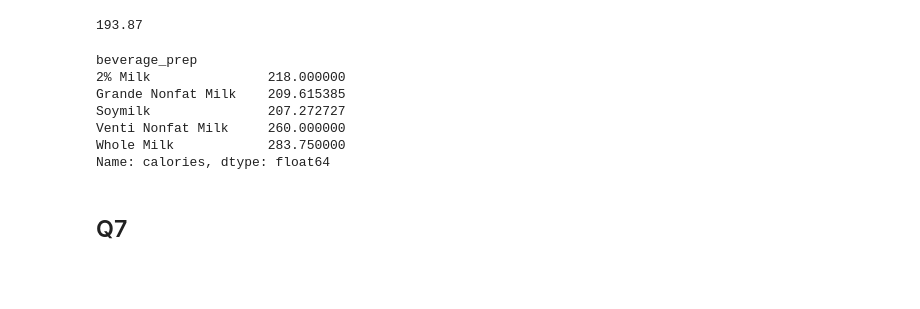
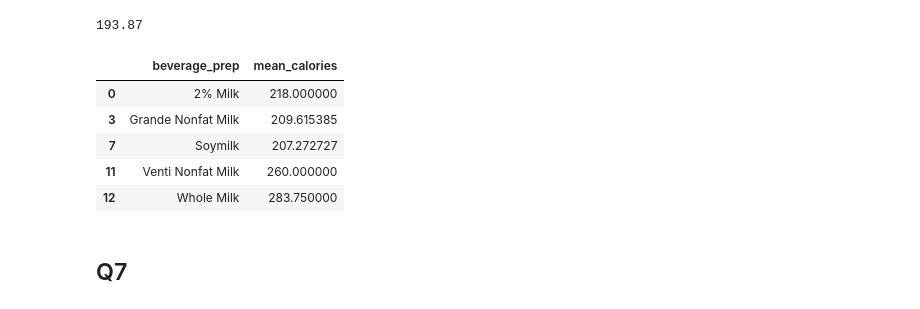
Before and after one commit to mjmarr/codeclan_homework, a Jupyter notebook: week_12/day_02/Homework.ipynb, the cells around one changed output. Cells and saved outputs as stored; diff of their text form; code cells hidden in the pictures; blank space fills up the shorter version.

```diff
--- a/week_12/day_02/Homework.ipynb
+++ b/week_12/day_02/Homework.ipynb
@@ -127,16 +126,15 @@ avg_all_drinks
 # %%
 # calculate beverage_prep > average calories
 
-drinks_prep = drinks.groupby('beverage_prep')['calories'].mean().copy()
-drinks_prep[drinks_prep > avg_all_drinks]
+drinks_prep = drinks.groupby('beverage_prep')['calories'].mean().reset_index(name = "mean_calories").copy()
+drinks_prep[drinks_prep.mean_calories > avg_all_drinks]
 # %% [output]
-beverage_prep
-2% Milk               218.000000
-Grande Nonfat Milk    209.615385
-Soymilk               207.272727
-Venti Nonfat Milk     260.000000
-Whole Milk            283.750000
-Name: calories, dtype: float64
+|  | beverage_prep | mean_calories |
+| 0 | 2% Milk | 218.000000 |
+| 3 | Grande Nonfat Milk | 209.615385 |
+| 7 | Soymilk | 207.272727 |
+| 11 | Venti Nonfat Milk | 260.000000 |
+| 12 | Whole Milk | 283.750000 |
 # %% [markdown]
 ## Q7
 # %%
```
Also changed, not shown: parts of 4 cells of this notebook.
